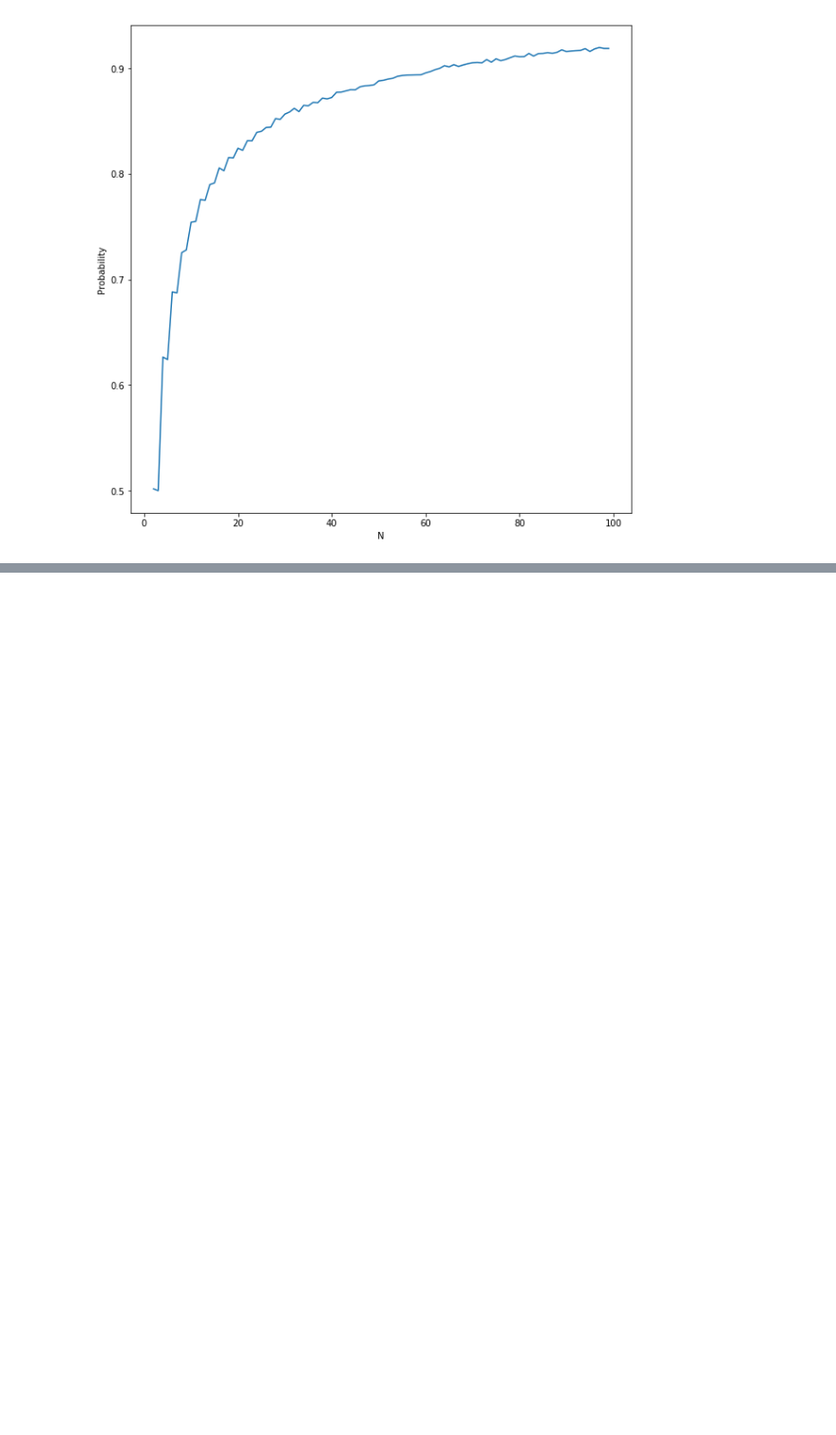
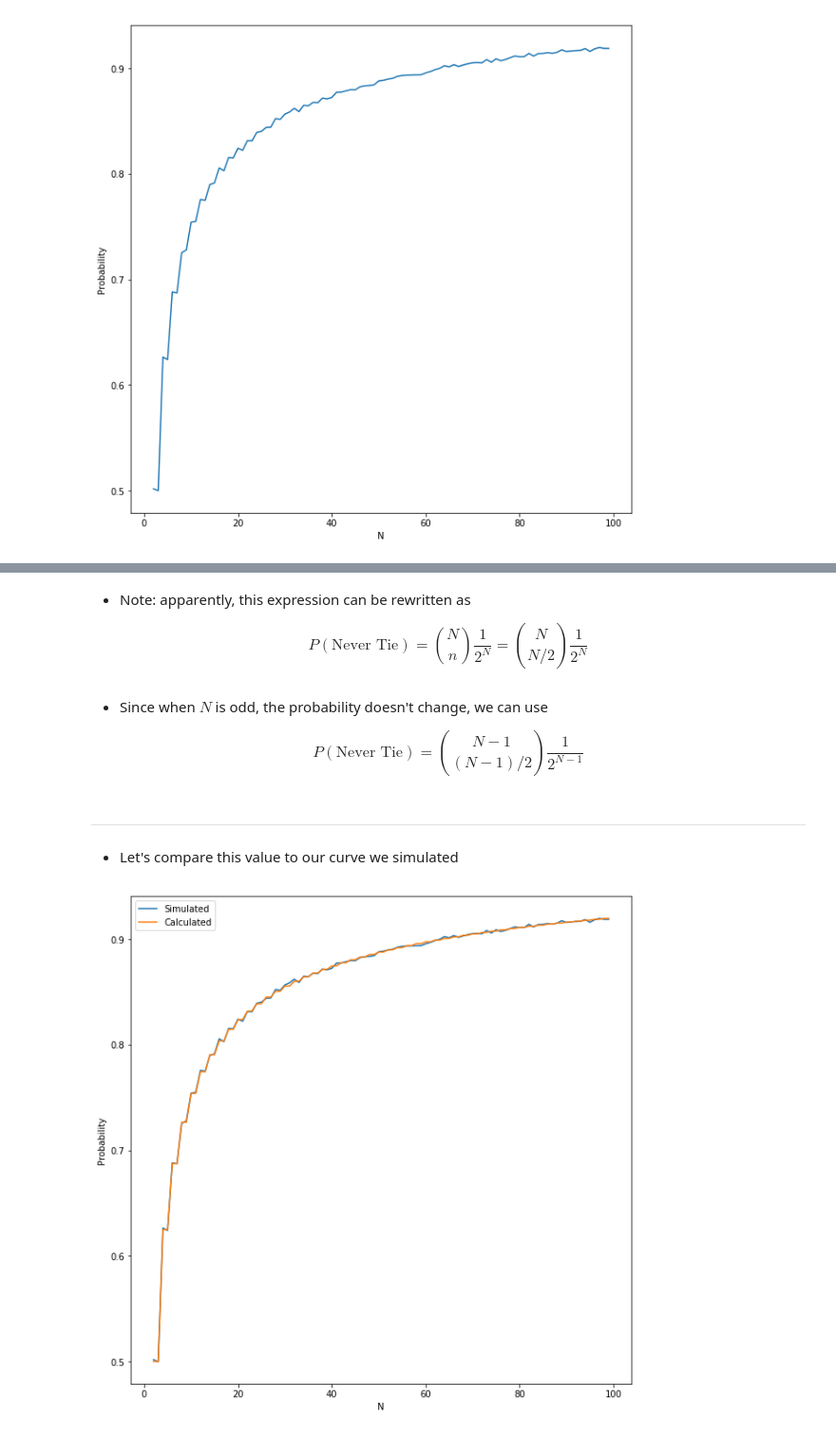
Before and after one commit to sinclam2/fifty-challenging-problems-in-probability, a Jupyter notebook: 23-Solution.ipynb, the cells around one changed output, grey strips where cells are left out. Shown at 95% size. Saved outputs shown, nothing was run; the diff lists cells and outputs as text; code cells hidden in the pictures; blank space fills up the shorter version.

```diff
--- a/23-Solution.ipynb
+++ b/23-Solution.ipynb
@@ -77,0 +153,16 @@ plt.show()
+# %% [markdown]
+- Note: apparently, this expression can be rewritten as
+
+$$
+P(\text{Never Tie}) = \binom{N}{n}\frac{1}{2^{N}} = \binom{N}{N/2}\frac{1}{2^{N}}
+$$
+# %% [markdown]
+- Since when $N$ is odd, the probability doesn't change, we can use
+
+$$
+P(\text{Never Tie}) = \binom{N-1}{(N-1)/2}\frac{1}{2^{N-1}}
+$$
+# %% [markdown]
+_______
+
+- Let's compare this value to our curve we simulated
@@ -77,0 +171,15 @@ plt.show()
+# %%
+list_probabilities = []
+for N in x:
+    if N % 2 == 0:
+        P = 1-comb(N, N/2)/(2**N)
+    list_probabilities.append(P)
+# %%
+plt.plot(x, list_results, label = 'Simulated')
+plt.plot(x, list_probabilities, label = 'Calculated')
+plt.legend()
+plt.xlabel('N')
+plt.ylabel('Probability')
+plt.show()
+# %% [output]
+[figure, added]
```
Also changed, not shown: parts of 15 cells of this notebook.
